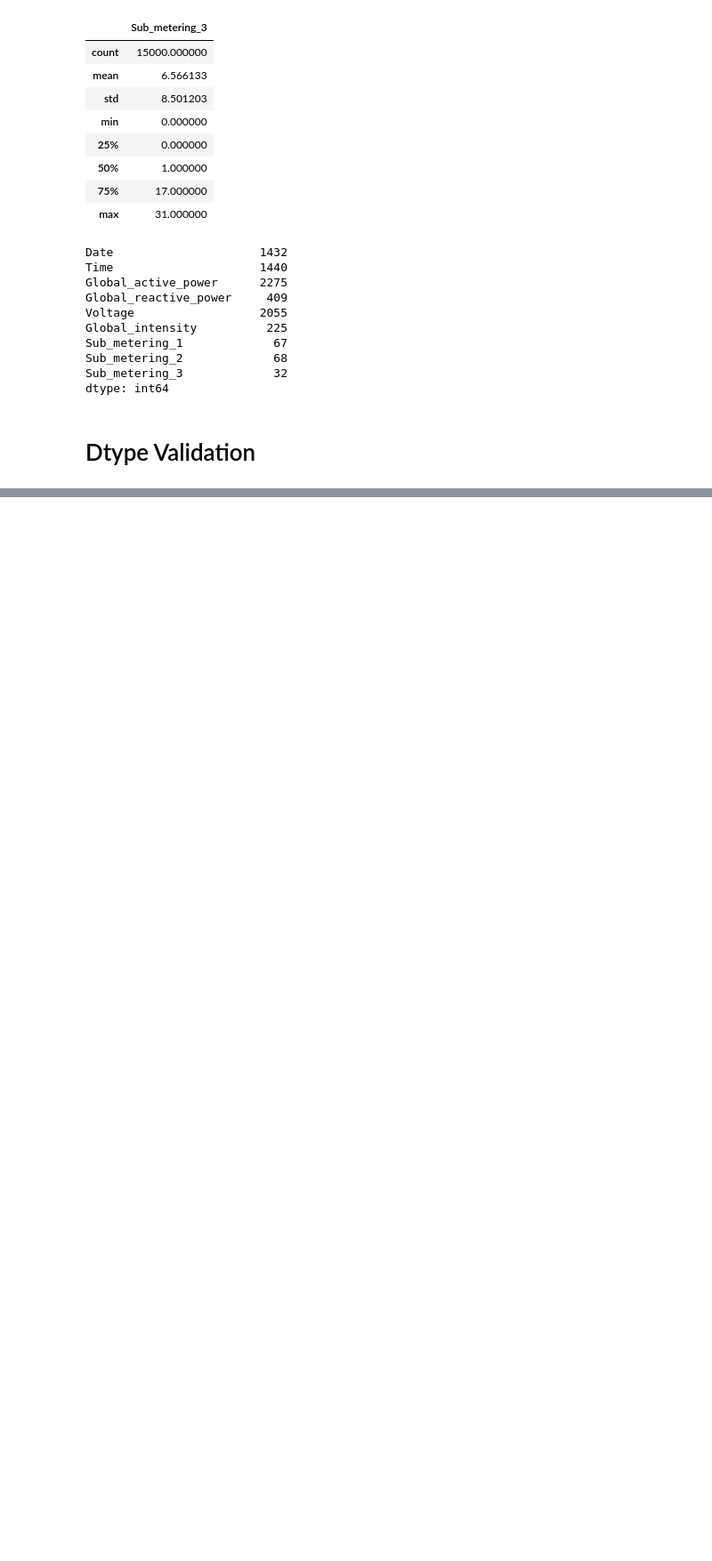
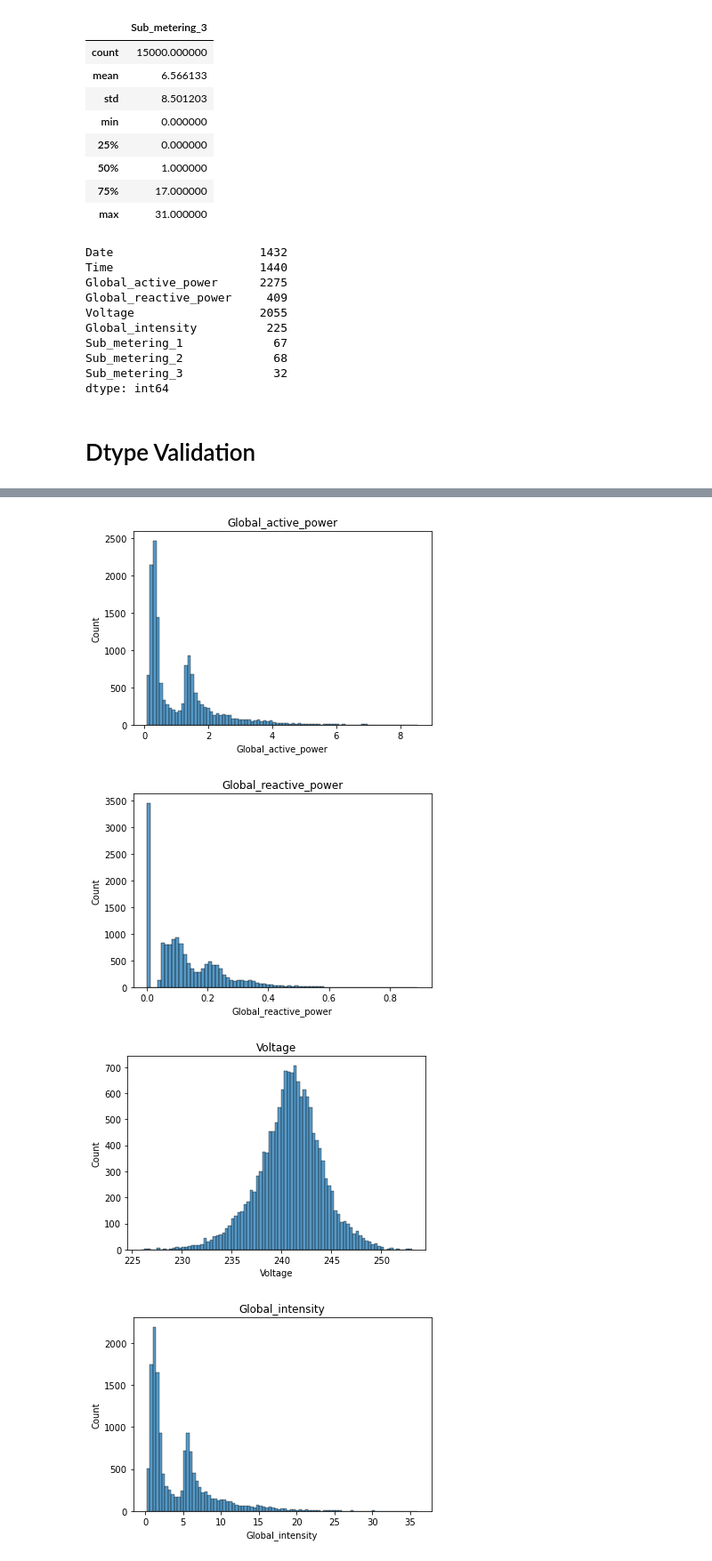
Before and after one commit to mervebdurna/ineuron-ml-projects, a Jupyter notebook: Regression Projects/Household Power Consumption Prediction/EDA.ipynb, the cells around one changed output, grey strips where cells are left out. Shown: that part at 89% size. Saved outputs shown, nothing was run; the diff lists cells and outputs as text; code cells hidden in the pictures; blank space fills up the shorter version.

```diff
--- a/Regression Projects/Household Power Consumption Prediction/EDA.ipynb
+++ b/Regression Projects/Household Power Consumption Prediction/EDA.ipynb
@@ -89,5 +90,3 @@ Sub_metering_3             32
 dtype: int64
 # %% [markdown]
 # Dtype Validation
-# %%
-df['Date'] = pd.to_datetime(df['Date'])
@@ -117,0 +93,4 @@ array(['1.502', '0.374', '0.620', ..., '6.810', 0.228, '5.744'],
+# %%
+# Convert 'Date' datatypes from object to DateTime
+df['Date'] = pd.to_datetime(df['Date'], format = "%d/%m/%Y")
+df.head()
@@ -117,0 +104,4 @@ array(['1.502', '0.374', '0.620', ..., '6.810', 0.228, '5.744'],
+# %%
+# Convert 'Time' datatypes from object to DateTime
+df['Time'] = pd.to_datetime(df['Time'], format = "%H:%M:%S")
+df.head()
@@ -117,0 +115,5 @@ array(['1.502', '0.374', '0.620', ..., '6.810', 0.228, '5.744'],
+# %%
+# Convert 'Global_active_power','Global_reactive_power','Voltage','Global_intensity','Sub_metering_1','Sub_metering_2' features dtypes to float
+# to be able to use to predict
+for col in ['Global_active_power','Global_reactive_power','Voltage','Global_intensity','Sub_metering_1','Sub_metering_2']:
+    df[col] = df[col].astype(float)
@@ -117,0 +136,11 @@ array(['1.502', '0.374', '0.620', ..., '6.810', 0.228, '5.744'],
+# %%
+# Check outliers for features with box-plot
+for col in ['Global_active_power','Global_reactive_power','Voltage','Global_intensity']:
+    sns.histplot(data = df[col])
+    plt.title(col)
+    plt.show()
+# %% [output]
+[figure, added]
+[figure, added]
+[figure, added]
+[figure, added]
```
Also changed, not shown: parts of 16 cells of this notebook, 1 other file.
